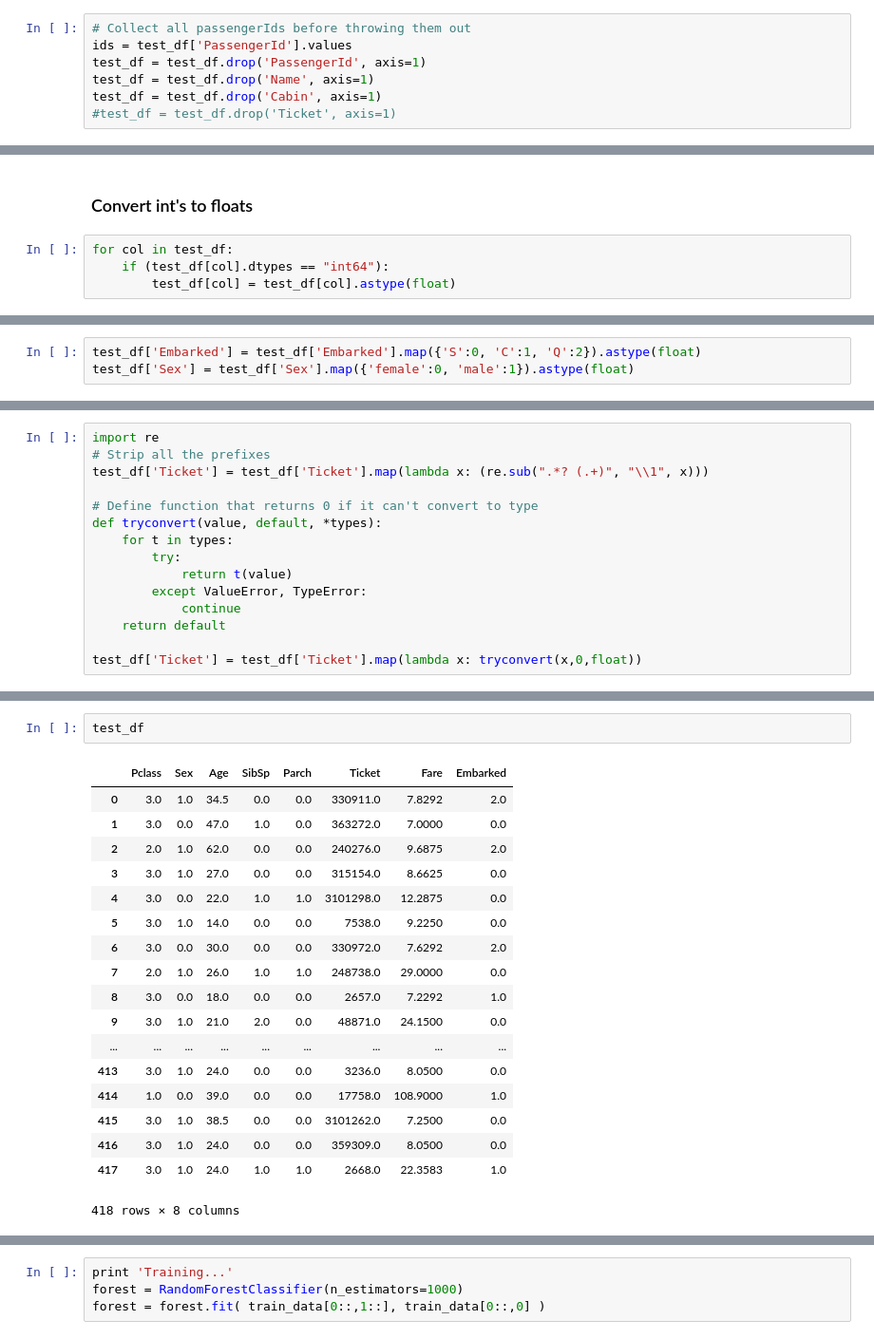
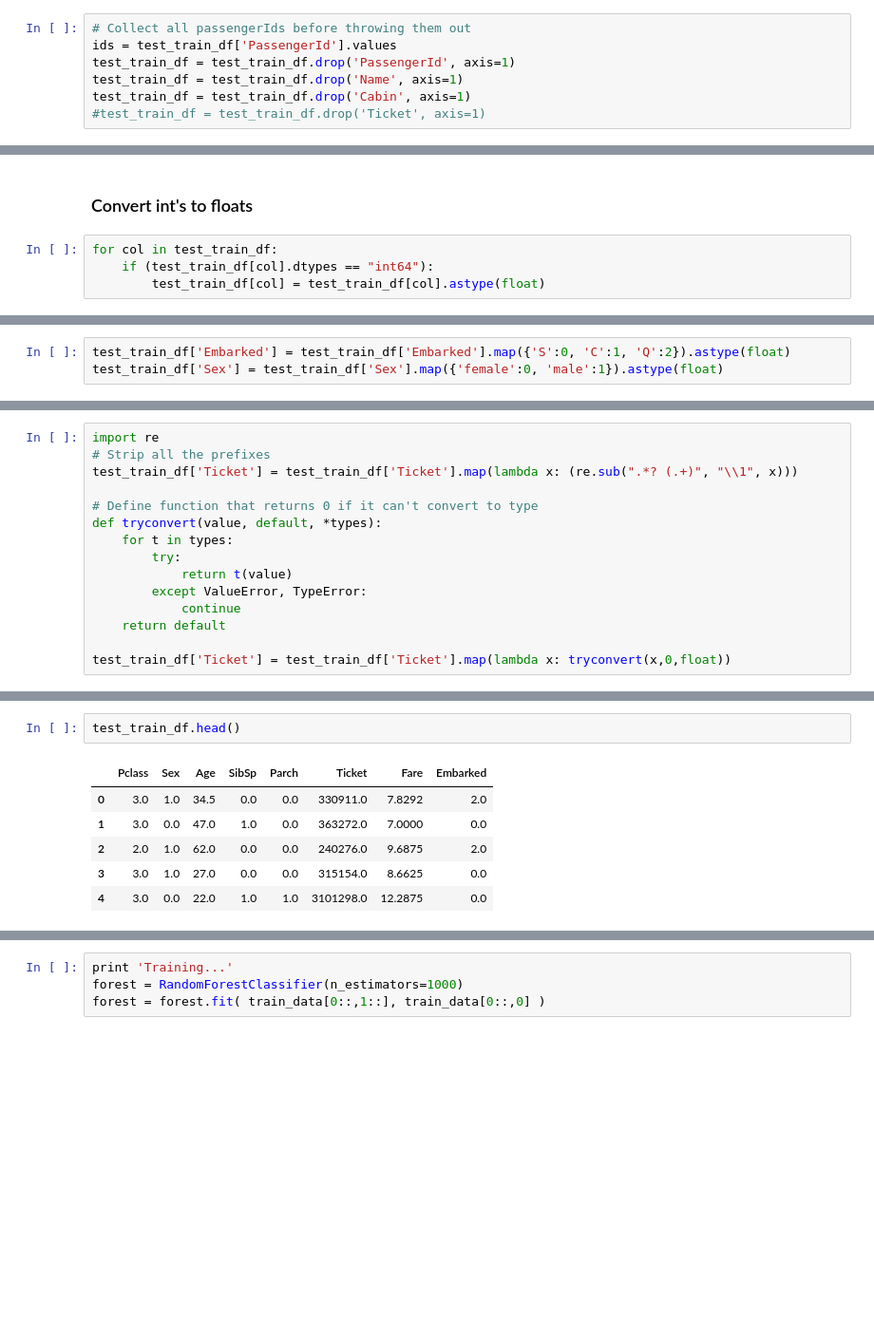
Before and after one commit to NickCorneau/kaggle, a Jupyter notebook: titanic/firstrandomforests.ipynb, the cells around one changed output, grey strips where cells are left out. Shown: that part at 95% size. Saved outputs shown, nothing was run; the diff lists cells and outputs as text; blank space fills up the shorter version.

```diff
--- a/titanic/firstrandomforests.ipynb
+++ b/titanic/firstrandomforests.ipynb
@@ -308,9 +275,9 @@ Embarked object
 ## Drop unneeded columns
 # %%
 # Collect all passengerIds before throwing them out
-ids = test_df['PassengerId'].values
-test_df = test_df.drop('PassengerId', axis=1)
-test_df = test_df.drop('Name', axis=1)
-test_df = test_df.drop('Cabin', axis=1)
-#test_df = test_df.drop('Ticket', axis=1)
+ids = test_train_df['PassengerId'].values
+test_train_df = test_train_df.drop('PassengerId', axis=1)
+test_train_df = test_train_df.drop('Name', axis=1)
+test_train_df = test_train_df.drop('Cabin', axis=1)
+#test_train_df = test_train_df.drop('Ticket', axis=1)
 # %%
@@ -327,7 +294,7 @@ Embarked object
 # %% [markdown]
 ### Convert int's to floats
 # %%
-for col in test_df:
-    if (test_df[col].dtypes == "int64"):
-        test_df[col] = test_df[col].astype(float)
+for col in test_train_df:
+    if (test_train_df[col].dtypes == "int64"):
+        test_train_df[col] = test_train_df[col].astype(float)
 # %%
@@ -340,6 +307,6 @@ test_df.head()
 | 3 | 3.0 | male | 27.0 | 0.0 | 0.0 | 315154 | 8.6625 | S |
 | 4 | 3.0 | female | 22.0 | 1.0 | 1.0 | 3101298 | 12.2875 | S |
 # %%
-test_df['Embarked'] = test_df['Embarked'].map({'S':0, 'C':1, 'Q':2}).astype(float)
-test_df['Sex'] = test_df['Sex'].map({'female':0, 'male':1}).astype(float)
+test_train_df['Embarked'] = test_train_df['Embarked'].map({'S':0, 'C':1, 'Q':2}).astype(float)
+test_train_df['Sex'] = test_train_df['Sex'].map({'female':0, 'male':1}).astype(float)
 # %%
@@ -354,7 +321,7 @@ test_df.head()
 # %%
 import re
 # Strip all the prefixes
-test_df['Ticket'] = test_df['Ticket'].map(lambda x: (re.sub(".*? (.+)", "\\1", x)))
+test_train_df['Ticket'] = test_train_df['Ticket'].map(lambda x: (re.sub(".*? (.+)", "\\1", x)))
 
 # Define function that returns 0 if it can't convert to type
 def tryconvert(value, default, *types):
@@ -365,7 +332,7 @@ def tryconvert(value, default, *types):
             continue
     return default
 
-test_df['Ticket'] = test_df['Ticket'].map(lambda x: tryconvert(x,0,float))
+test_train_df['Ticket'] = test_train_df['Ticket'].map(lambda x: tryconvert(x,0,float))
 # %%
 for i in range(0,2):
     for j in range(0,3):
@@ -382,23 +349,11 @@ for i in range(0,2):
                 'Age'] = median_ages[i,j]
-# %%
-test_df
-# %% [output]
-|  | Pclass | Sex | Age | SibSp | Parch | Ticket | Fare | Embarked |
-| 0 | 3.0 | 1.0 | 34.5 | 0.0 | 0.0 | 330911.0 | 7.8292 | 2.0 |
-| 1 | 3.0 | 0.0 | 47.0 | 1.0 | 0.0 | 363272.0 | 7.0000 | 0.0 |
-| 2 | 2.0 | 1.0 | 62.0 | 0.0 | 0.0 | 240276.0 | 9.6875 | 2.0 |
-| 3 | 3.0 | 1.0 | 27.0 | 0.0 | 0.0 | 315154.0 | 8.6625 | 0.0 |
-| 4 | 3.0 | 0.0 | 22.0 | 1.0 | 1.0 | 3101298.0 | 12.2875 | 0.0 |
-| 5 | 3.0 | 1.0 | 14.0 | 0.0 | 0.0 | 7538.0 | 9.2250 | 0.0 |
-| 6 | 3.0 | 0.0 | 30.0 | 0.0 | 0.0 | 330972.0 | 7.6292 | 2.0 |
-| 7 | 2.0 | 1.0 | 26.0 | 1.0 | 1.0 | 248738.0 | 29.0000 | 0.0 |
-| 8 | 3.0 | 0.0 | 18.0 | 0.0 | 0.0 | 2657.0 | 7.2292 | 1.0 |
-| 9 | 3.0 | 1.0 | 21.0 | 2.0 | 0.0 | 48871.0 | 24.1500 | 0.0 |
-| ... | ... | ... | ... | ... | ... | ... | ... | ... |
-| 413 | 3.0 | 1.0 | 24.0 | 0.0 | 0.0 | 3236.0 | 8.0500 | 0.0 |
-| 414 | 1.0 | 0.0 | 39.0 | 0.0 | 0.0 | 17758.0 | 108.9000 | 1.0 |
-| 415 | 3.0 | 1.0 | 38.5 | 0.0 | 0.0 | 3101262.0 | 7.2500 | 0.0 |
-| 416 | 3.0 | 1.0 | 24.0 | 0.0 | 0.0 | 359309.0 | 8.0500 | 0.0 |
-| 417 | 3.0 | 1.0 | 24.0 | 1.0 | 1.0 | 2668.0 | 22.3583 | 1.0 |
-418 rows × 8 columns
+# %%
+test_train_df.head()
+# %% [output]
+|  | Pclass | Sex | Age | SibSp | Parch | Ticket | Fare | Embarked |
+| 0 | 3.0 | 1.0 | 34.5 | 0.0 | 0.0 | 330911.0 | 7.8292 | 2.0 |
+| 1 | 3.0 | 0.0 | 47.0 | 1.0 | 0.0 | 363272.0 | 7.0000 | 0.0 |
+| 2 | 2.0 | 1.0 | 62.0 | 0.0 | 0.0 | 240276.0 | 9.6875 | 2.0 |
+| 3 | 3.0 | 1.0 | 27.0 | 0.0 | 0.0 | 315154.0 | 8.6625 | 0.0 |
+| 4 | 3.0 | 0.0 | 22.0 | 1.0 | 1.0 | 3101298.0 | 12.2875 | 0.0 |
 # %%
```
Also changed, not shown: parts of 32 cells of this notebook, 1 other file.
